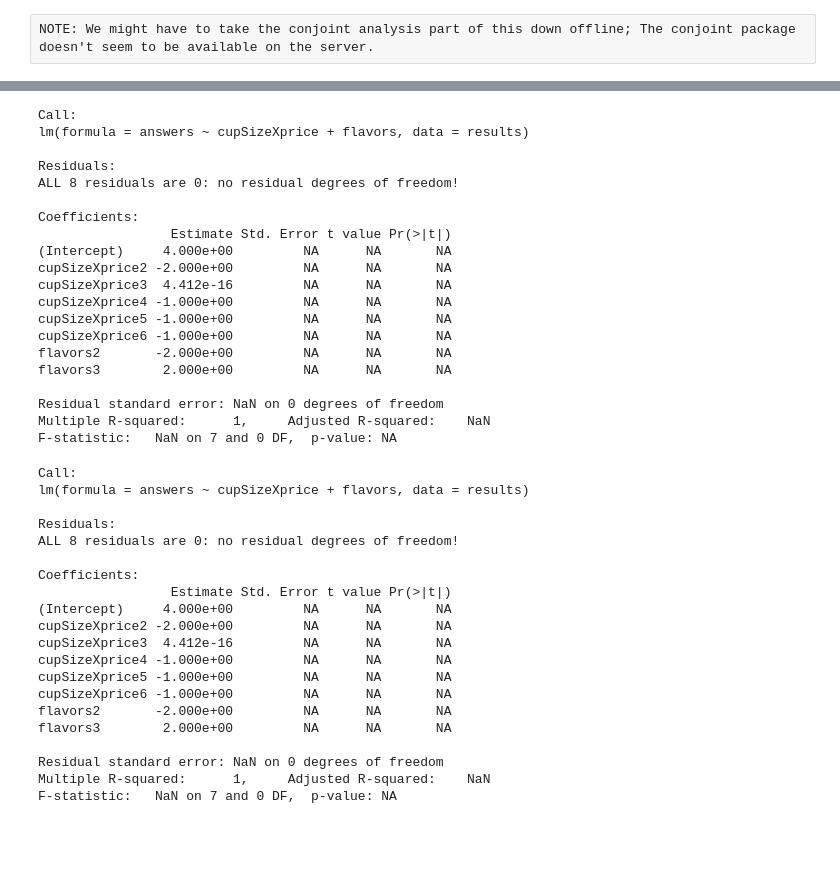
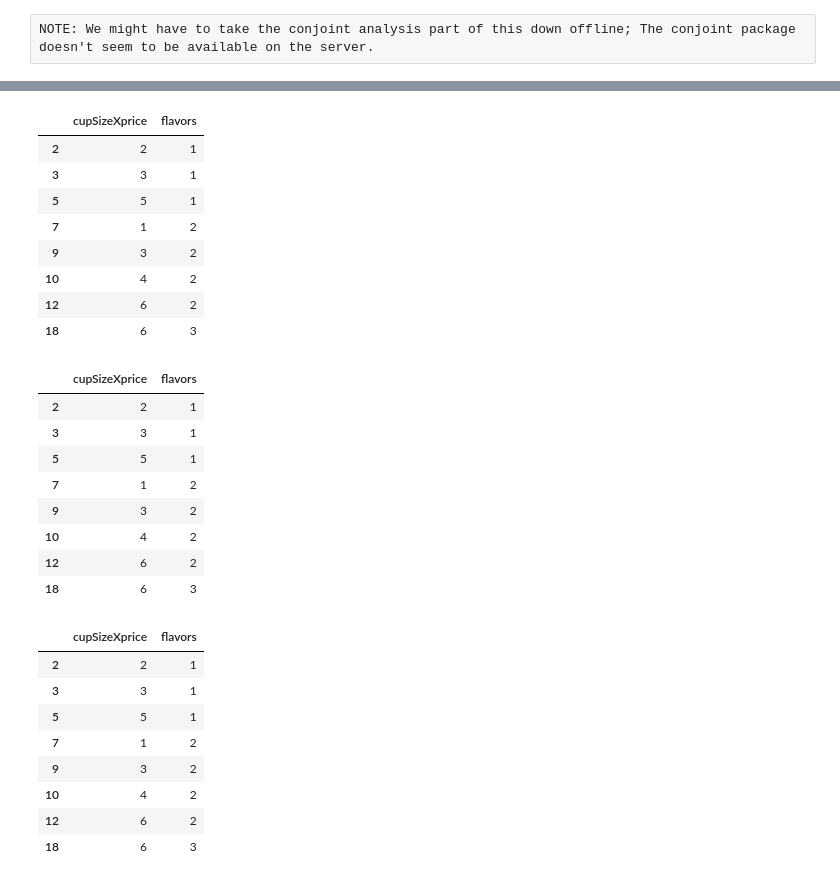
Before and after one commit to spraypaint101/pociMarketResearch, a Jupyter notebook: 2-2 Conjoint Analysis.ipynb, the cells around one changed output, grey strips where cells are left out. Cells and saved outputs as stored; diff of their text form; code cells hidden in the pictures; blank space fills up the shorter version.

```diff
--- a/2-2 Conjoint Analysis.ipynb
+++ b/2-2 Conjoint Analysis.ipynb
@@ -356,43 +254,0 @@ str(results)
-# %%
-summary(lm(answers ~ cupSizeXprice + flavors, data = results))
-# %% [output]
-Call:
-lm(formula = answers ~ cupSizeXprice + flavors, data = results)
-
-Residuals:
-ALL 8 residuals are 0: no residual degrees of freedom!
-
-Coefficients:
-                 Estimate Std. Error t value Pr(>|t|)
-(Intercept)     4.000e+00         NA      NA       NA
-cupSizeXprice2 -2.000e+00         NA      NA       NA
-cupSizeXprice3  4.412e-16         NA      NA       NA
-cupSizeXprice4 -1.000e+00         NA      NA       NA
-cupSizeXprice5 -1.000e+00         NA      NA       NA
-cupSizeXprice6 -1.000e+00         NA      NA       NA
-flavors2       -2.000e+00         NA      NA       NA
-flavors3        2.000e+00         NA      NA       NA
-
-Residual standard error: NaN on 0 degrees of freedom
-Multiple R-squared:      1,     Adjusted R-squared:    NaN
-F-statistic:   NaN on 7 and 0 DF,  p-value: NA
-Call:
-lm(formula = answers ~ cupSizeXprice + flavors, data = results)
-
-Residuals:
-ALL 8 residuals are 0: no residual degrees of freedom!
-
-Coefficients:
-                 Estimate Std. Error t value Pr(>|t|)
-(Intercept)     4.000e+00         NA      NA       NA
-cupSizeXprice2 -2.000e+00         NA      NA       NA
-cupSizeXprice3  4.412e-16         NA      NA       NA
-cupSizeXprice4 -1.000e+00         NA      NA       NA
-cupSizeXprice5 -1.000e+00         NA      NA       NA
-cupSizeXprice6 -1.000e+00         NA      NA       NA
-flavors2       -2.000e+00         NA      NA       NA
-flavors3        2.000e+00         NA      NA       NA
-
-Residual standard error: NaN on 0 degrees of freedom
-Multiple R-squared:      1,     Adjusted R-squared:    NaN
-F-statistic:   NaN on 7 and 0 DF,  p-value: NA
@@ -398,0 +258,33 @@ F-statistic:   NaN on 7 and 0 DF,  p-value: NA
+# %%
+# Setting up matrix of profiles
+profile <- results[, c('cupSizeXprice', 'flavors')]
+# %%
+profile
+# %% [output]
+|  | cupSizeXprice | flavors |
+| 2 | 2 | 1 |
+| 3 | 3 | 1 |
+| 5 | 5 | 1 |
+| 7 | 1 | 2 |
+| 9 | 3 | 2 |
+| 10 | 4 | 2 |
+| 12 | 6 | 2 |
+| 18 | 6 | 3 |
+|  | cupSizeXprice | flavors |
+| 2 | 2 | 1 |
+| 3 | 3 | 1 |
+| 5 | 5 | 1 |
+| 7 | 1 | 2 |
+| 9 | 3 | 2 |
+| 10 | 4 | 2 |
+| 12 | 6 | 2 |
+| 18 | 6 | 3 |
+|  | cupSizeXprice | flavors |
+| 2 | 2 | 1 |
+| 3 | 3 | 1 |
+| 5 | 5 | 1 |
+| 7 | 1 | 2 |
+| 9 | 3 | 2 |
+| 10 | 4 | 2 |
+| 12 | 6 | 2 |
+| 18 | 6 | 3 |
```
Also changed, not shown: parts of 12 cells of this notebook.
